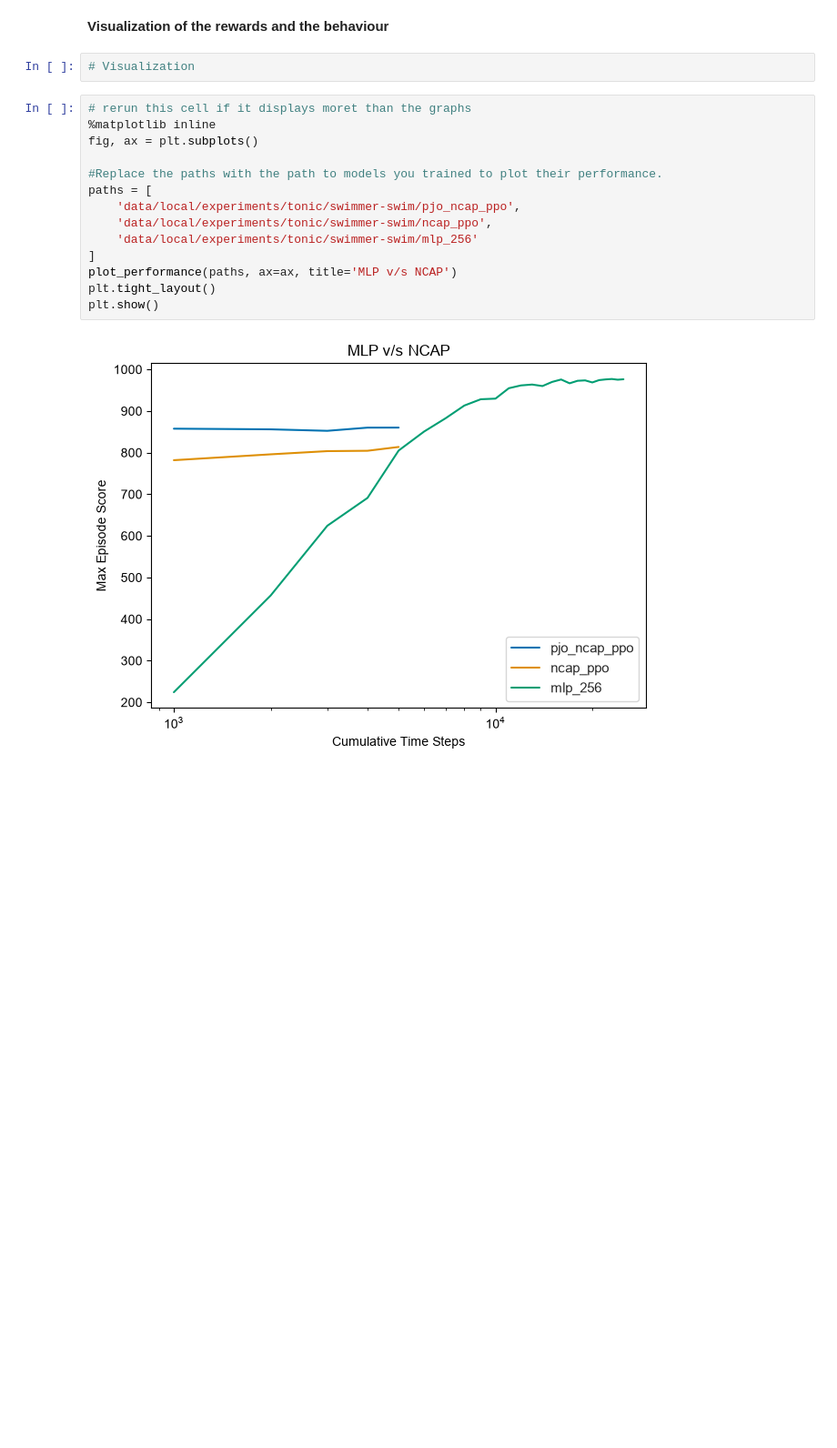
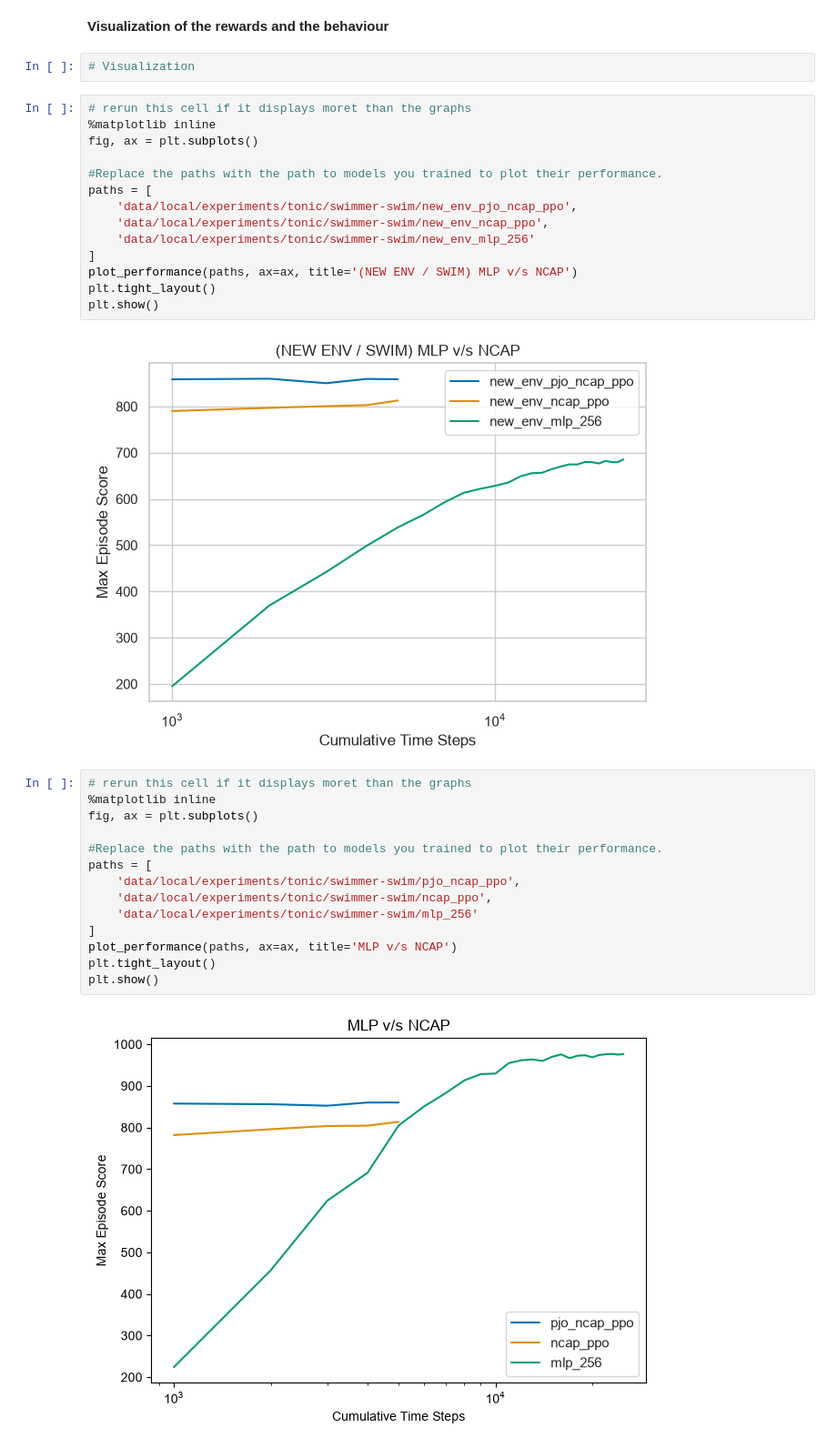
Before and after one commit to djuricsonja/neuroai-macrocircuits, a Jupyter notebook: Ressources/step1_swimmer.ipynb, the cells around one changed output. Shown at 91% size. Drawn from its saved outputs; the diff is of its cells as text; blank space fills up the shorter version.

```diff
--- a/Ressources/step1_swimmer.ipynb
+++ b/Ressources/step1_swimmer.ipynb
@@ -119,6 +172,22 @@ Saving weights to data/local/experiments/tonic/swimmer-swim/ncap_ppo/checkpoints
 **Visualization of the rewards and the behaviour**
 # %%
 # Visualization
+# %%
+# rerun this cell if it displays moret than the graphs
+%matplotlib inline
+fig, ax = plt.subplots()
+
+#Replace the paths with the path to models you trained to plot their performance.
+paths = [
+    'data/local/experiments/tonic/swimmer-swim/new_env_pjo_ncap_ppo',
+    'data/local/experiments/tonic/swimmer-swim/new_env_ncap_ppo',
+    'data/local/experiments/tonic/swimmer-swim/new_env_mlp_256'
+]
+plot_performance(paths, ax=ax, title='(NEW ENV / SWIM) MLP v/s NCAP')
+plt.tight_layout()
+plt.show()
+# %% [output]
+[figure, added]
 # %%
 # rerun this cell if it displays moret than the graphs
 %matplotlib inline
```
Also changed, not shown: parts of 3 cells of this notebook, 4 other files.
